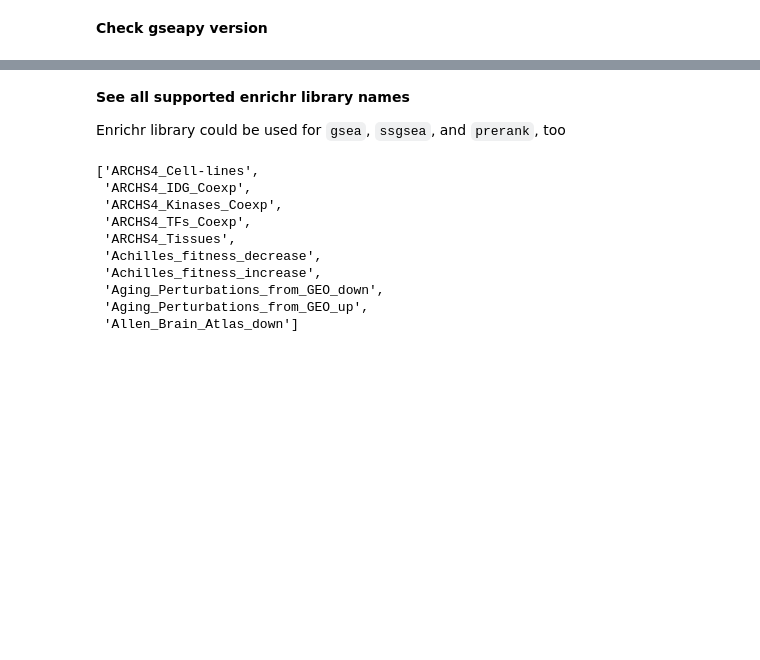
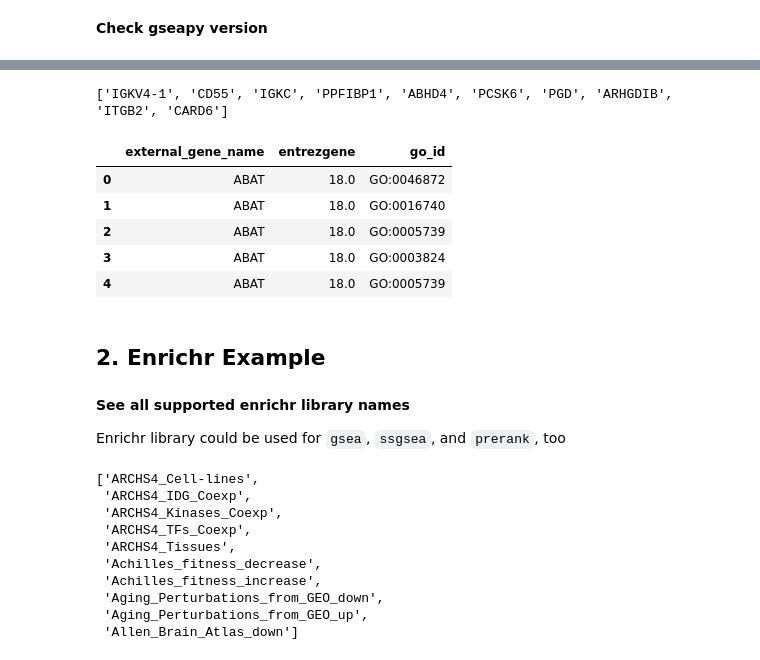
Before and after one commit to zqfang/GSEApy, a Jupyter notebook: docs/gseapy_example.ipynb, the cells around one changed output, grey strips where cells are left out. Cells and saved outputs as stored; diff of their text form; code cells hidden in the pictures; blank space fills up the shorter version.

```diff
--- a/docs/gseapy_example.ipynb
+++ b/docs/gseapy_example.ipynb
@@ -19,0 +47,6 @@ gp.__version__
+# %%
+# convert dataframe or series to list
+glist = gene_list.squeeze().str.strip().tolist()
+print(glist[:10])
+# %% [output]
+['IGKV4-1', 'CD55', 'IGKC', 'PPFIBP1', 'ABHD4', 'PCSK6', 'PGD', 'ARHGDIB', 'ITGB2', 'CARD6']
@@ -20,3 +55,21 @@ gp.__version__
+# %%
+bm = Biomart()
+# %%
+## BioMart is slow. Be patient
+results = bm.query(dataset='hsapiens_gene_ensembl',
+                   attributes=['external_gene_name','entrezgene', 'go_id'],
+                   filters={'hgnc_symbol': glist}, filename="query.results.txt")
+# %%
+results.head() # entrez id
+# %% [output]
+|  | external_gene_name | entrezgene | go_id |
+| 0 | ABAT | 18.0 | GO:0046872 |
+| 1 | ABAT | 18.0 | GO:0016740 |
+| 2 | ABAT | 18.0 | GO:0005739 |
+| 3 | ABAT | 18.0 | GO:0003824 |
+| 4 | ABAT | 18.0 | GO:0005739 |
+# %% [markdown]
+## 2. Enrichr Example
 # %% [markdown]
 **See all supported enrichr library names**
 
```
Also changed, not shown: parts of 34 cells of this notebook, 2 other files.
